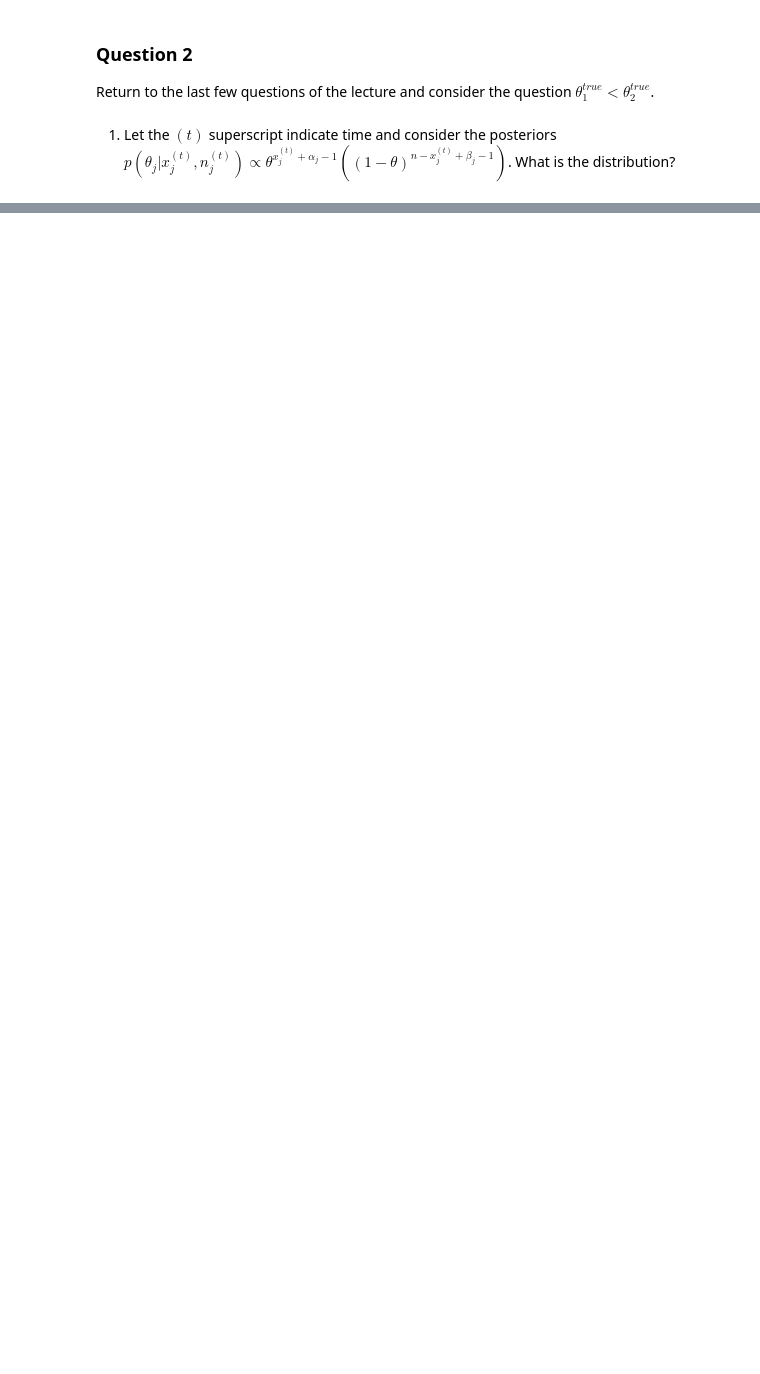
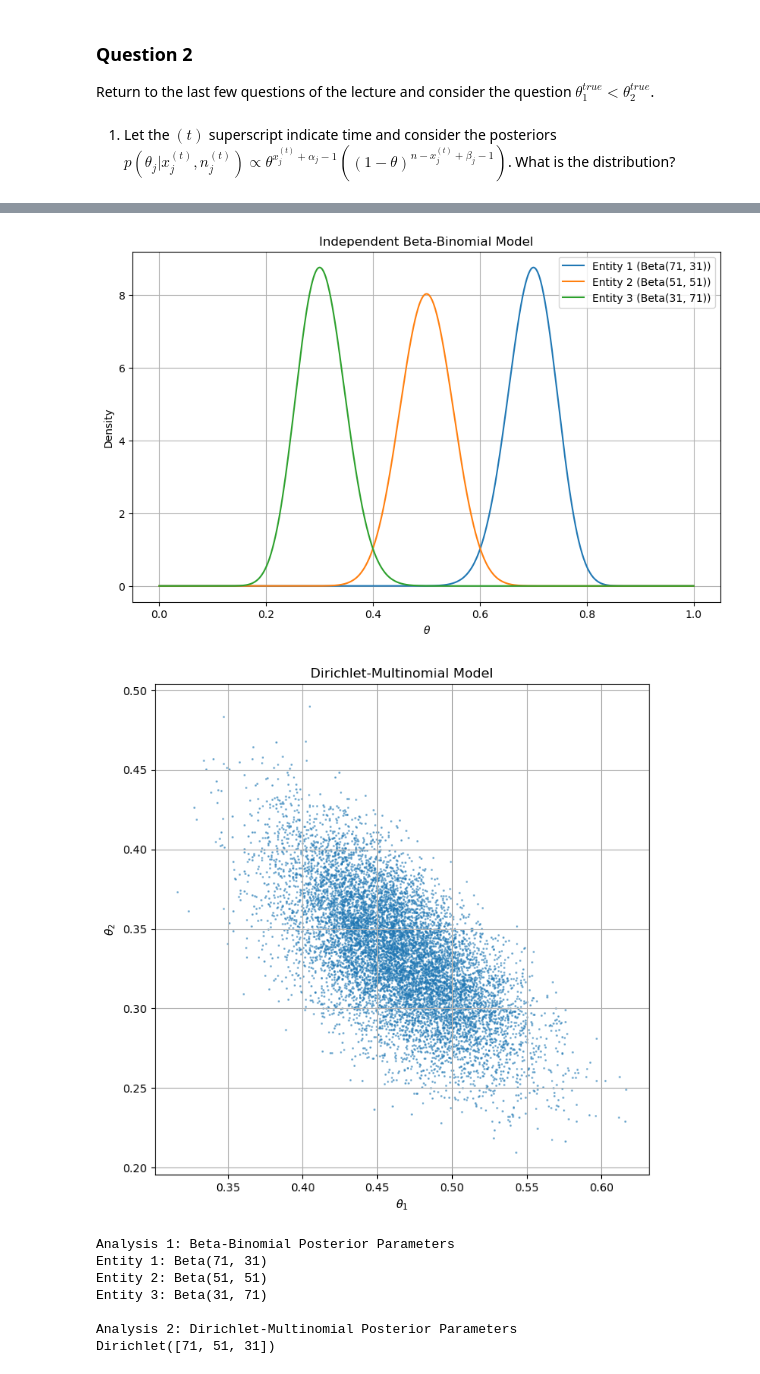
Before and after one commit to Anneige/STA365, a Jupyter notebook: STA365_HW2.ipynb, the cells around one changed output, grey strips where cells are left out. Saved outputs shown, nothing was run; the diff lists cells and outputs as text; code cells hidden in the pictures; blank space fills up the shorter version.

```diff
--- a/STA365_HW2.ipynb
+++ b/STA365_HW2.ipynb
@@ -262,0 +189,74 @@ Dirichlet([71, 51, 31])
+# %%
+# Re-importing necessary libraries after reset
+import numpy as np
+import matplotlib.pyplot as plt
+from scipy.stats import beta, dirichlet
+
+# True probabilities for three entities (ground truth)
+theta_true = [0.7, 0.5, 0.3]
+
+# Observed data (number of successes for each entity)
+n_trials = [100, 100, 100]  # Total trials for each entity
+x_successes = [70, 50, 30]  # Observed successes
+
+# -------------------------------------------------
+# Analysis 1: Independent Beta-Binomial Models
+# -------------------------------------------------
+# Beta priors
+alpha_prior = [1, 1, 1]  # Initial alpha for Beta prior
+beta_prior = [1, 1, 1]   # Initial beta for Beta prior
+
+# Compute posteriors for each entity
+posterior_alphas = [alpha_prior[i] + x_successes[i] for i in range(3)]
+posterior_betas = [beta_prior[i] + n_trials[i] - x_successes[i] for i in range(3)]
+
+# Plot the posterior distributions
+plt.figure(figsize=(10, 6))
+x = np.linspace(0, 1, 1000)
+for i in range(3):
+    y = beta.pdf(x, posterior_alphas[i], posterior_betas[i])
+    plt.plot(x, y, label=f"Entity {i+1} (Beta({posterior_alphas[i]}, {posterior_betas[i]}))")
+plt.title("Independent Beta-Binomial Model")
+plt.xlabel(r"$\theta$")
+plt.ylabel("Density")
+plt.legend()
+plt.grid()
+plt.show()
+
+# -------------------------------------------------
+# Analysis 2: Joint Dirichlet-Multinomial Model
+# -------------------------------------------------
+# Dirichlet prior (uniform)
+dirichlet_prior = [1, 1, 1]
+
+# Update Dirichlet parameters with observed data
+dirichlet_posterior = [dirichlet_prior[i] + x_successes[i] for i in range(3)]
+
+# Generate samples from the Dirichlet posterior for visualization
+dirichlet_samples = np.random.dirichlet(dirichlet_posterior, size=10000)
+
+# Plot the Dirichlet posterior as a ternary plot (2D projection)
+plt.figure(figsize=(8, 8))
+plt.scatter(dirichlet_samples[:, 0], dirichlet_samples[:, 1], alpha=0.5, s=1)
+plt.title("Dirichlet-Multinomial Model")
+plt.xlabel(r"$\theta_1$")
+plt.ylabel(r"$\theta_2$")
+plt.grid()
+plt.show()
+
+print("Analysis 1: Beta-Binomial Posterior Parameters")
+for i in range(3):
+    print(f"Entity {i+1}: Beta({posterior_alphas[i]}, {posterior_betas[i]})")
+
+print("\nAnalysis 2: Dirichlet-Multinomial Posterior Parameters")
+print(f"Dirichlet({dirichlet_posterior})")
+# %% [output]
+[figure, added]
+[figure, added]
+Analysis 1: Beta-Binomial Posterior Parameters
+Entity 1: Beta(71, 31)
+Entity 2: Beta(51, 51)
+Entity 3: Beta(31, 71)
+
+Analysis 2: Dirichlet-Multinomial Posterior Parameters
+Dirichlet([71, 51, 31])
```
Also changed, not shown: parts of 19 cells of this notebook.
